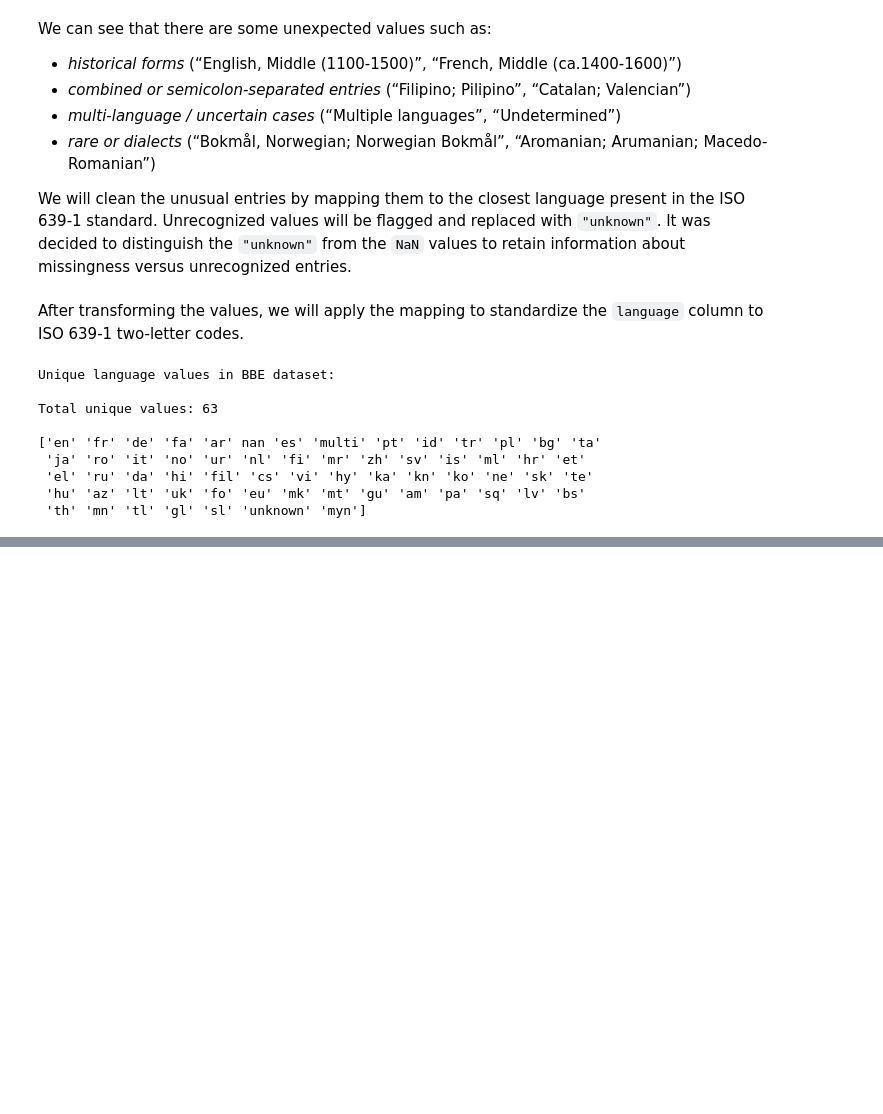
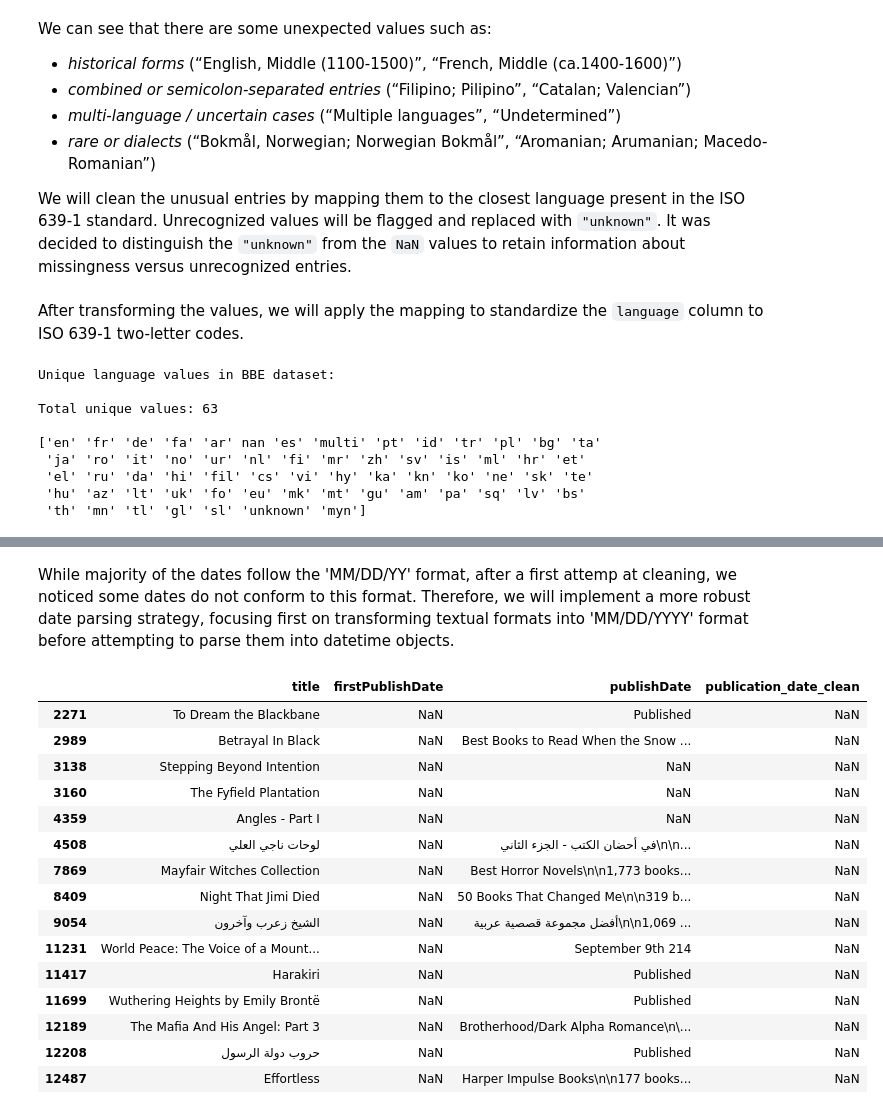
Before and after one commit to larevolucia/bookwise-analytics, a Jupyter notebook: notebooks/02_Data_Cleaning.ipynb, the cells around one changed output, grey strips where cells are left out. Cells and saved outputs as stored; diff of their text form; code cells hidden in the pictures; blank space fills up the shorter version.

```diff
--- a/notebooks/02_Data_Cleaning.ipynb
+++ b/notebooks/02_Data_Cleaning.ipynb
@@ -349,0 +354,2 @@ Total unique values: 63
+# %% [markdown]
+While majority of the dates follow the 'MM/DD/YY' format, after a first attemp at cleaning, we noticed some dates do not conform to this format. Therefore, we will implement a more robust date parsing strategy, focusing first on transforming textual formats into 'MM/DD/YYYY' format before attempting to parse them into datetime objects.
@@ -349,0 +380,40 @@ Total unique values: 63
+# %%
+# Apply cleaning to both columns
+for col in ['firstPublishDate', 'publishDate']:
+    bbe[f'{col}_clean'] = (
+        bbe[col]
+        .astype(str)
+        .replace({'nan': np.nan, '': np.nan})
+        .apply(clean_date_string)
+        .apply(parse_mixed_date)
+    )
+# %%
+# Combine using your logic: prefer firstPublishDate, else publishDate
+bbe['publication_date_clean'] = (
+    bbe['firstPublishDate_clean'].combine_first(bbe['publishDate_clean'])
+)
+# Reconvert to datetime safely before using .dt
+bbe['publication_date_clean'] = pd.to_datetime(bbe['publication_date_clean'], errors='coerce')
+
+# Format as ISO standard
+bbe['publication_date_clean'] = bbe['publication_date_clean'].dt.strftime("%Y-%m-%d")
+
+# Check a sample of remaining nulls
+bbe[bbe['publication_date_clean'].isna()][['title', 'firstPublishDate', 'publishDate', 'publication_date_clean']].head(10)
+# %% [output]
+|  | title | firstPublishDate | publishDate | publication_date_clean |
+| 2271 | To Dream the Blackbane | NaN | Published | NaN |
+| 2989 | Betrayal In Black | NaN | Best Books to Read When the Snow ... | NaN |
+| 3138 | Stepping Beyond Intention | NaN | NaN | NaN |
+| 3160 | The Fyfield Plantation | NaN | NaN | NaN |
+| 4359 | Angles - Part I | NaN | NaN | NaN |
+| 4508 | لوحات ناجي العلي | NaN | في أحضان الكتب - الجزء الثاني\n\n... | NaN |
+| 7869 | Mayfair Witches Collection | NaN | Best Horror Novels\n\n1,773 books... | NaN |
+| 8409 | Night That Jimi Died | NaN | 50 Books That Changed Me\n\n319 b... | NaN |
+| 9054 | الشيخ زعرب وآخرون | NaN | أفضل مجموعة قصصية عربية\n\n1,069 ... | NaN |
+| 11231 | World Peace: The Voice of a Mount... | NaN | September 9th 214 | NaN |
+| 11417 | Harakiri | NaN | Published | NaN |
+| 11699 | Wuthering Heights by Emily Brontë | NaN | Published | NaN |
+| 12189 | The Mafia And His Angel: Part 3 | NaN | Brotherhood/Dark Alpha Romance\n\... | NaN |
+| 12208 | حروب دولة الرسول | NaN | Published | NaN |
+| 12487 | Effortless | NaN | Harper Impulse Books\n\n177 books... | NaN |
```
Also changed, not shown: parts of 4 cells of this notebook.
